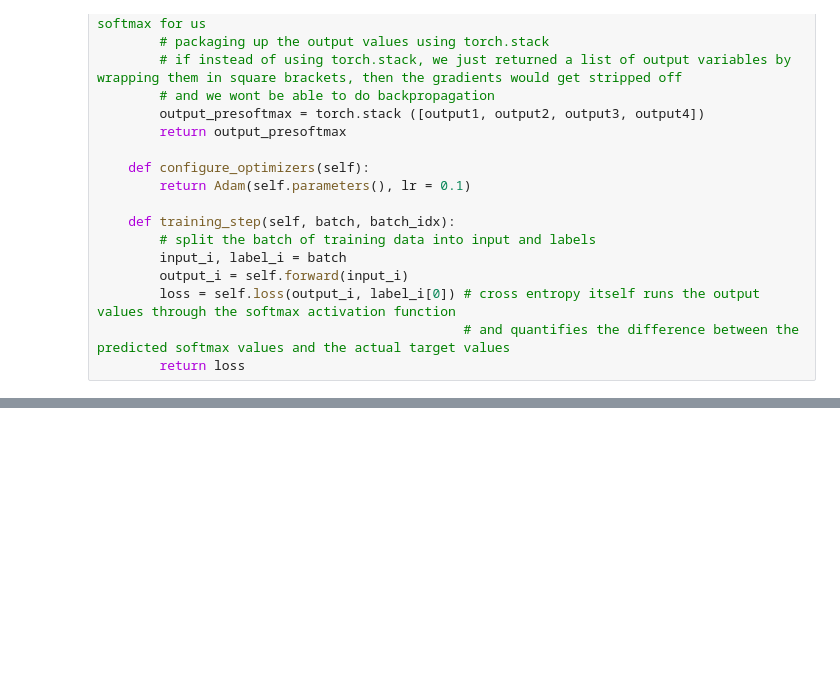
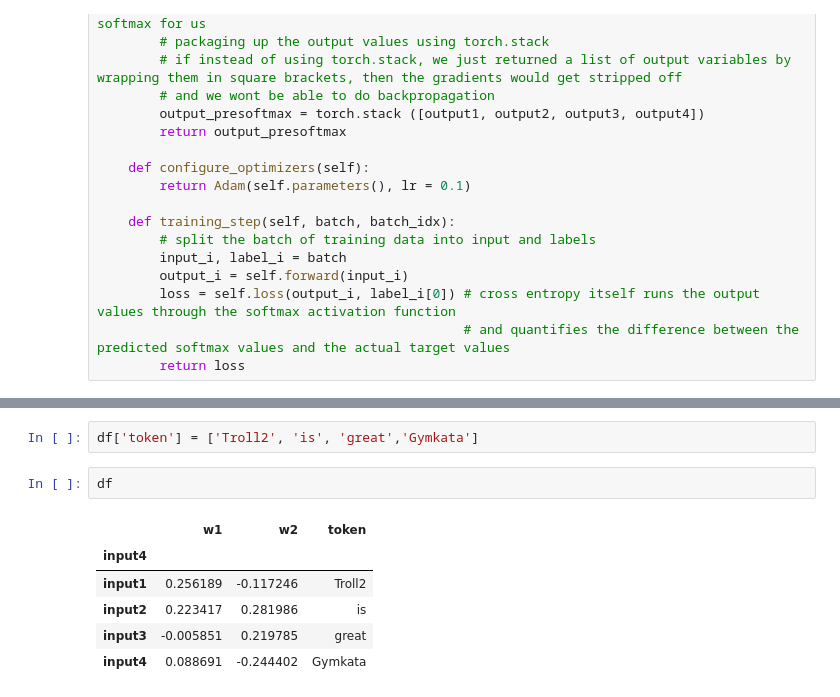
Before and after one commit to kriti-agrawal-52/neural_networks, a Jupyter notebook: word_embedding.ipynb, the cells around one changed output, grey strips where cells are left out. Drawn from its saved outputs; the diff is of its cells as text; blank space fills up the shorter version.

```diff
--- a/word_embedding.ipynb
+++ b/word_embedding.ipynb
@@ -103,0 +125,11 @@ class WordEmbeddingFromScratch(L.LightningModule):
+# %%
+df['token'] = ['Troll2', 'is', 'great','Gymkata']
+# %%
+df
+# %% [output]
+|  | w1 | w2 | token |
+| input4 |  |  |  |
+| input1 | 0.256189 | -0.117246 | Troll2 |
+| input2 | 0.223417 | 0.281986 | is |
+| input3 | -0.005851 | 0.219785 | great |
+| input4 | 0.088691 | -0.244402 | Gymkata |
```
Also changed, not shown: parts of 5 cells of this notebook.
